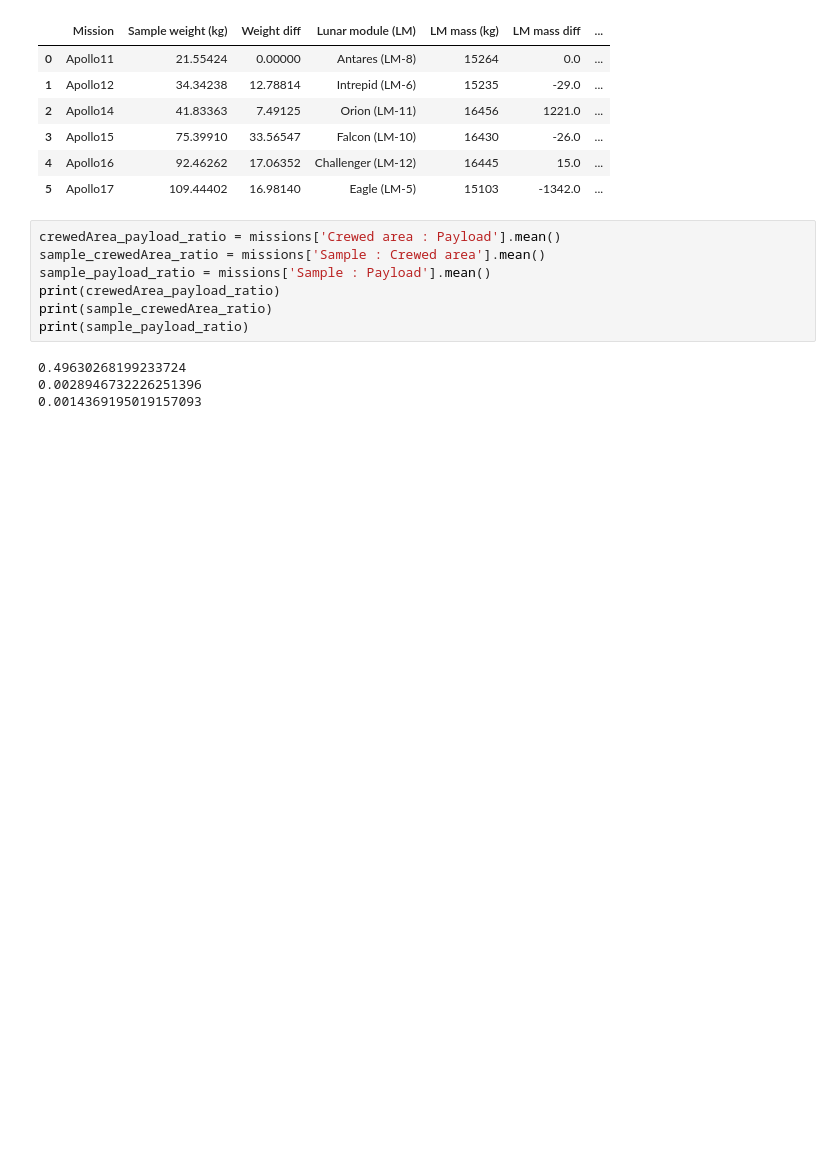
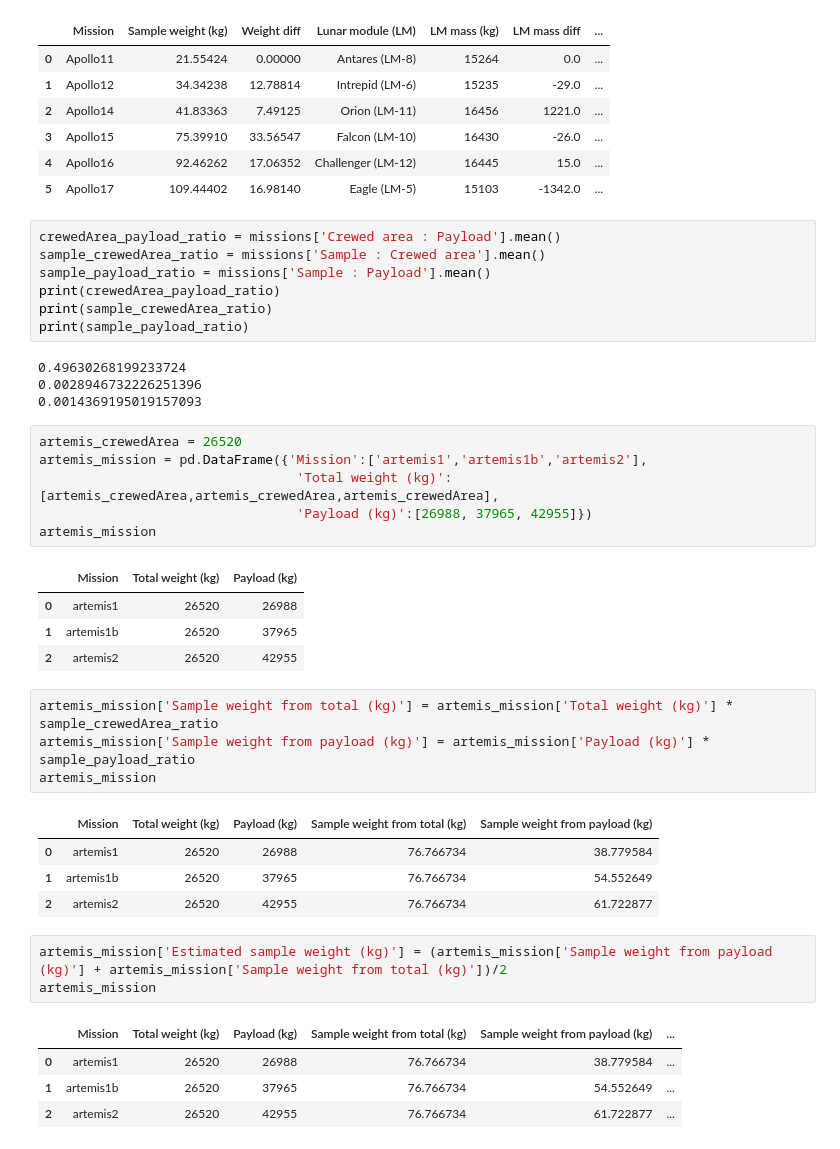
Before and after one commit to jhonnyribeiro/over-the-moon, a Jupyter notebook: sample-return/sample-return.ipynb, the cells around one changed output. Cells and saved outputs as stored; diff of their text form; blank space fills up the shorter version.

Commit message:
artemis mission assumptions

```diff
--- a/sample-return/sample-return.ipynb
+++ b/sample-return/sample-return.ipynb
@@ -167,3 +167,31 @@ print(sample_payload_ratio)
 0.49630268199233724
 0.0028946732226251396
 0.0014369195019157093
+# %%
+artemis_crewedArea = 26520
+artemis_mission = pd.DataFrame({'Mission':['artemis1','artemis1b','artemis2'],
+                                 'Total weight (kg)':[artemis_crewedArea,artemis_crewedArea,artemis_crewedArea],
+                                 'Payload (kg)':[26988, 37965, 42955]})
+artemis_mission
+# %% [output]
+|  | Mission | Total weight (kg) | Payload (kg) |
+| 0 | artemis1 | 26520 | 26988 |
+| 1 | artemis1b | 26520 | 37965 |
+| 2 | artemis2 | 26520 | 42955 |
+# %%
+artemis_mission['Sample weight from total (kg)'] = artemis_mission['Total weight (kg)'] * sample_crewedArea_ratio
+artemis_mission['Sample weight from payload (kg)'] = artemis_mission['Payload (kg)'] * sample_payload_ratio
+artemis_mission
+# %% [output]
+|  | Mission | Total weight (kg) | Payload (kg) | Sample weight from total (kg) | Sample weight from payload (kg) |
+| 0 | artemis1 | 26520 | 26988 | 76.766734 | 38.779584 |
+| 1 | artemis1b | 26520 | 37965 | 76.766734 | 54.552649 |
+| 2 | artemis2 | 26520 | 42955 | 76.766734 | 61.722877 |
+# %%
+artemis_mission['Estimated sample weight (kg)'] = (artemis_mission['Sample weight from payload (kg)'] + artemis_mission['Sample weight from total (kg)'])/2
+artemis_mission
+# %% [output]
+|  | Mission | Total weight (kg) | Payload (kg) | Sample weight from total (kg) | Sample weight from payload (kg) | ... |
+| 0 | artemis1 | 26520 | 26988 | 76.766734 | 38.779584 | ... |
+| 1 | artemis1b | 26520 | 37965 | 76.766734 | 54.552649 | ... |
+| 2 | artemis2 | 26520 | 42955 | 76.766734 | 61.722877 | ... |
```
